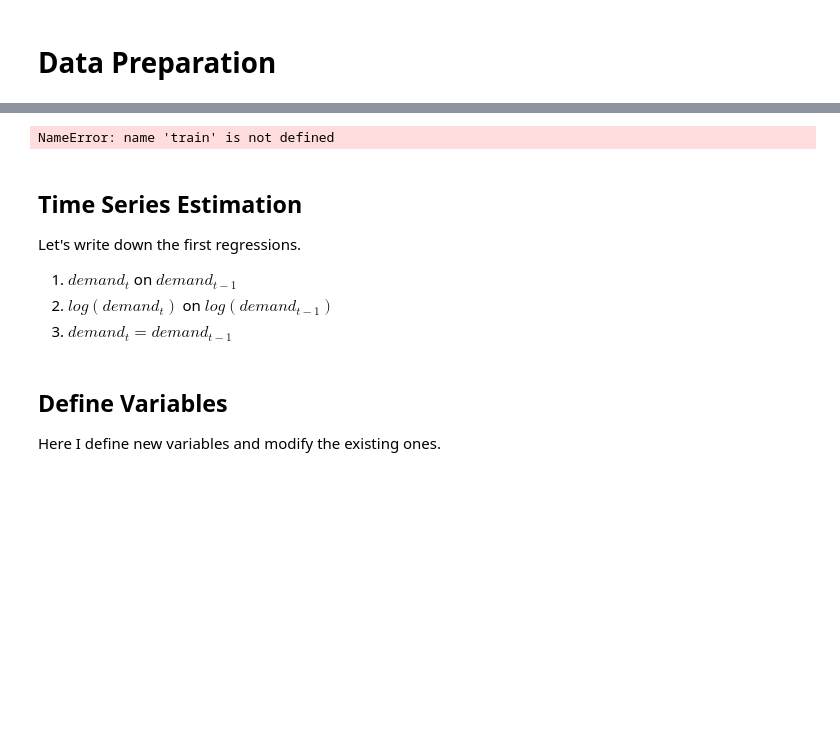
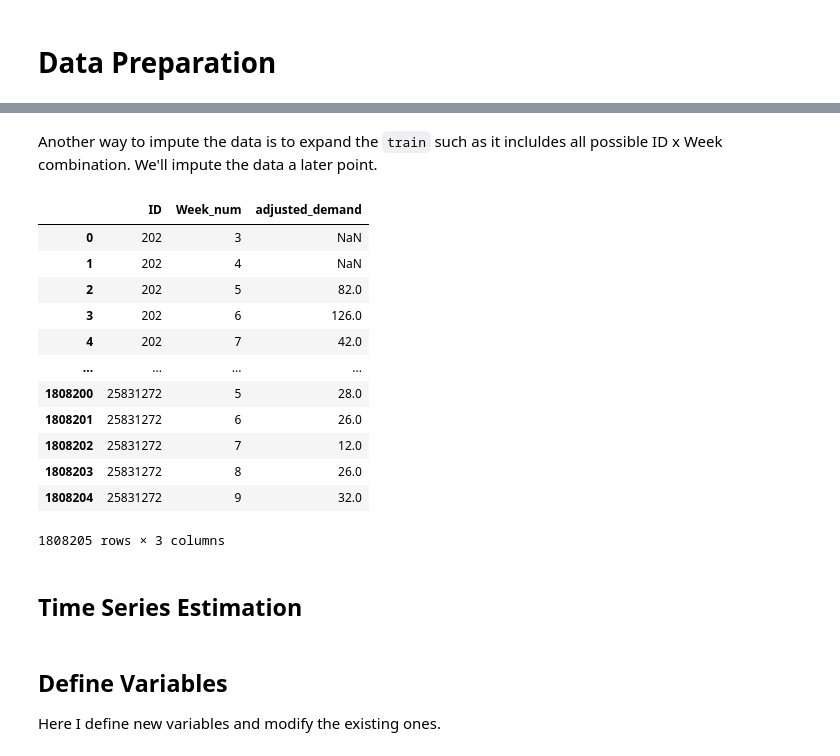
Before and after one commit to ElliotBlackstone/EWinter25_Product_Inventory, a Jupyter notebook: 1_data_clean.ipynb, the cells around one changed output, grey strips where cells are left out. Cells and saved outputs as stored; diff of their text form; code cells hidden in the pictures; blank space fills up the shorter version.

```diff
--- a/1_data_clean.ipynb
+++ b/1_data_clean.ipynb
@@ -24,9 +26,9 @@ train = pd.read_csv(filename,
 train = train.rename(columns={  'Semana': 'Week_num',
                                 'Cliente_ID': 'Client_ID',
                                 'Demanda_uni_equil': 'adjusted_demand',
-                                'Producto_ID': 'Product_ID'})
+                                'Producto_PID': 'Product_ID'})
 # define client-product ID
-train['ID'] = train.groupby(['Client_ID', 'Product_ID']).ngroup()
+train['PIS'] = train.groupby(['Client_PPID', 'Product_ID']).ngroup()
 unique_ids = train['ID'].unique()
 
 # Define the fraction of IDs to sample
@@ -42,11 +44,4 @@ sampled_ids = np.random.choice(unique_ids, size=sample_size, replace=False)
 train = train[train['ID'].isin(sampled_ids)]
 
 print(len(train))
-
-# calculate price
-# train['Price'] = train['sales_this_week']/train['sales_unit_this_week']
-# train['log_price'] = np.log(train['Price'])
-
-# dependent variable
-# train['log_adj_demand'] = np.log(train['adjusted_demand'])
 # %% [output]
@@ -55,0 +49,4 @@ train = train.sort_values(by=['ID', 'Week_num']).reset_index(drop=True)
+# %%
+# Sort the data frame by ID and Week
+train = train.groupby(['PIS', 'Week_num'], as_index=False).agg({'adjusted_demand': 'sum'})
+train = train.sort_values(by=['ID', 'Week_num']).reset_index(drop=True)
@@ -86,27 +86,34 @@ def fillin(df):
         week_list.append(i)
 
     return new_df
-# %%
-dfs = []
-uid_list = train['ID'].unique().tolist()
-
-for j in range(len(uid_list)):
-    dfs.append(fillin(train[train['ID'] == uid_list[j]]))
-
-new_train = pd.concat(dfs).reset_index(drop=True)
-# %% [output]
-NameError: name 'train' is not defined
-# %% [markdown]
-## Time Series Estimation
-Let's write down the first regressions.
-1. $demand_{t}$ on $demand_{t-1}$
-2. $log(demand_{t})$ on $log(demand_{t-1})$
-3. $demand_{t} = demand_{t-1}$
-# %%
-train = train.groupby(['ID', 'Week_num'], as_index=False).agg({'adjusted_demand': 'sum'})
-# %%
-df = train.groupby(by='ID', as_index=False).agg({'Week_num': 'first'}).rename(columns={'Week_num': 'first_week'})
-train = train.merge(right = df, how='left', on='ID')
+# %% [markdown]
+Another way to impute the data is to expand the `train` such as it incluldes all possible ID x Week combination. We'll impute the data a later point.
+# %%
+unq_week = pd.DataFrame({'Week_num': train['Week_num'].unique()})
+unq_week = unq_week.sort_values(by='Week_num').reset_index(drop=True)
+unq_id = pd.DataFrame({'ID': train['ID'].unique()})
+unq_id = unq_id.sort_values(by='ID').reset_index(drop=True)
+combo = unq_id.merge(unq_week, how='cross')
+train = combo.merge(train, how='outer', on=['ID', 'Week_num'], sort=True)
+
+del combo, unq_week, unq_id
+train
+# %% [output]
+|  | ID | Week_num | adjusted_demand |
+| 0 | 202 | 3 | NaN |
+| 1 | 202 | 4 | NaN |
+| 2 | 202 | 5 | 82.0 |
+| 3 | 202 | 6 | 126.0 |
+| 4 | 202 | 7 | 42.0 |
+| ... | ... | ... | ... |
+| 1808200 | 25831272 | 5 | 28.0 |
+| 1808201 | 25831272 | 6 | 26.0 |
+| 1808202 | 25831272 | 7 | 12.0 |
+| 1808203 | 25831272 | 8 | 26.0 |
+| 1808204 | 25831272 | 9 | 32.0 |
+1808205 rows × 3 columns
+# %% [markdown]
+## Time Series Estimation
 # %% [markdown]
 ## Define Variables
 Here I define new variables and modify the existing ones.
```
Also changed, not shown: parts of 25 cells of this notebook.
